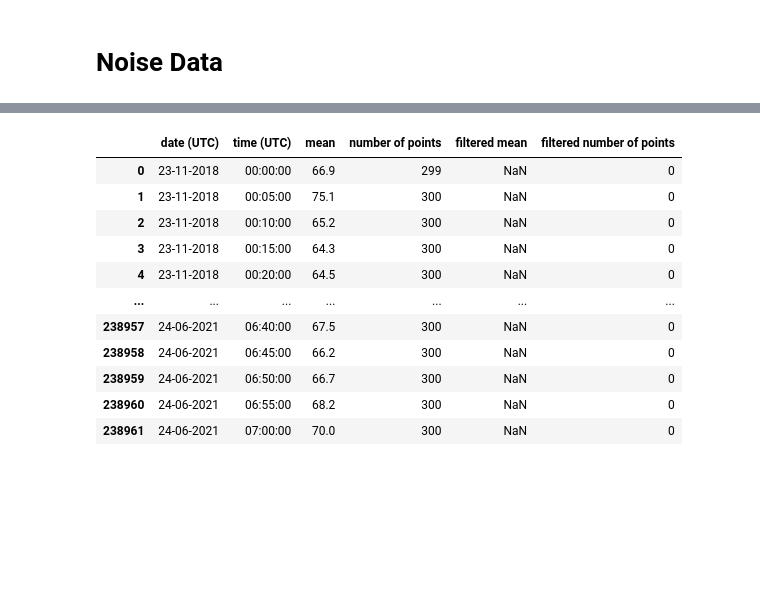
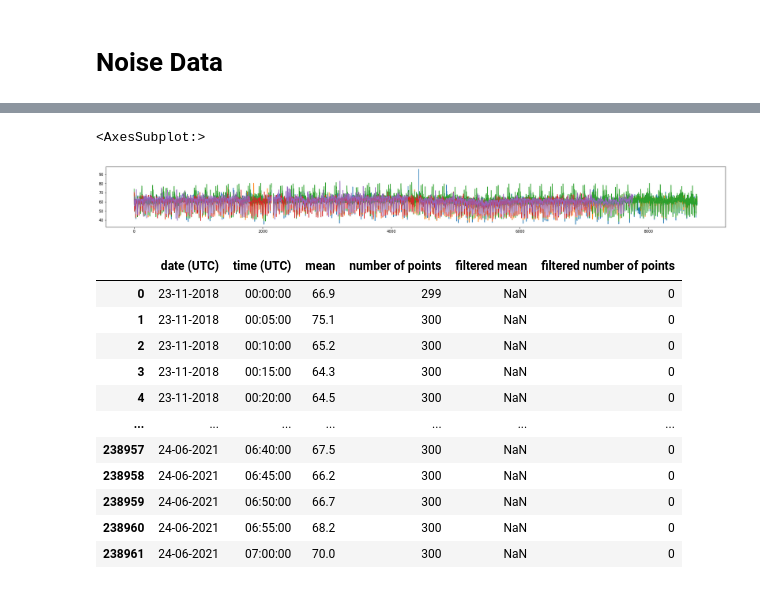
Before and after one commit to fernandeslouro/wdl, a Jupyter notebook: finals/eda.ipynb, the cells around one changed output, grey strips where cells are left out. Drawn from its saved outputs; the diff is of its cells as text; code cells hidden in the pictures; blank space fills up the shorter version.

```diff
--- a/finals/eda.ipynb
+++ b/finals/eda.ipynb
@@ -55,4 +57,14 @@ san_salvario_2019
 8760 rows × 7 columns
+# %%
+plt.figure(figsize=(30, 3))
+san_salvario_2019.C1.plot()
+san_salvario_2019.C2.plot()
+san_salvario_2019.C3.plot()
+san_salvario_2019.C4.plot()
+san_salvario_2019.C5.plot()
+# %% [output]
+<AxesSubplot:>
+[figure, added]
 # %%
 tto1_5min = pd.read_csv("https://raw.githubusercontent.com/fernandeslouro/wdl/master/finals/data/noise_data/TTO-001_5minute.csv")
 tto1_hour = pd.read_csv("https://raw.githubusercontent.com/fernandeslouro/wdl/master/finals/data/noise_data/TTO-001_hourly.csv")
```
Also changed, not shown: parts of 10 cells of this notebook, 22 other files.
